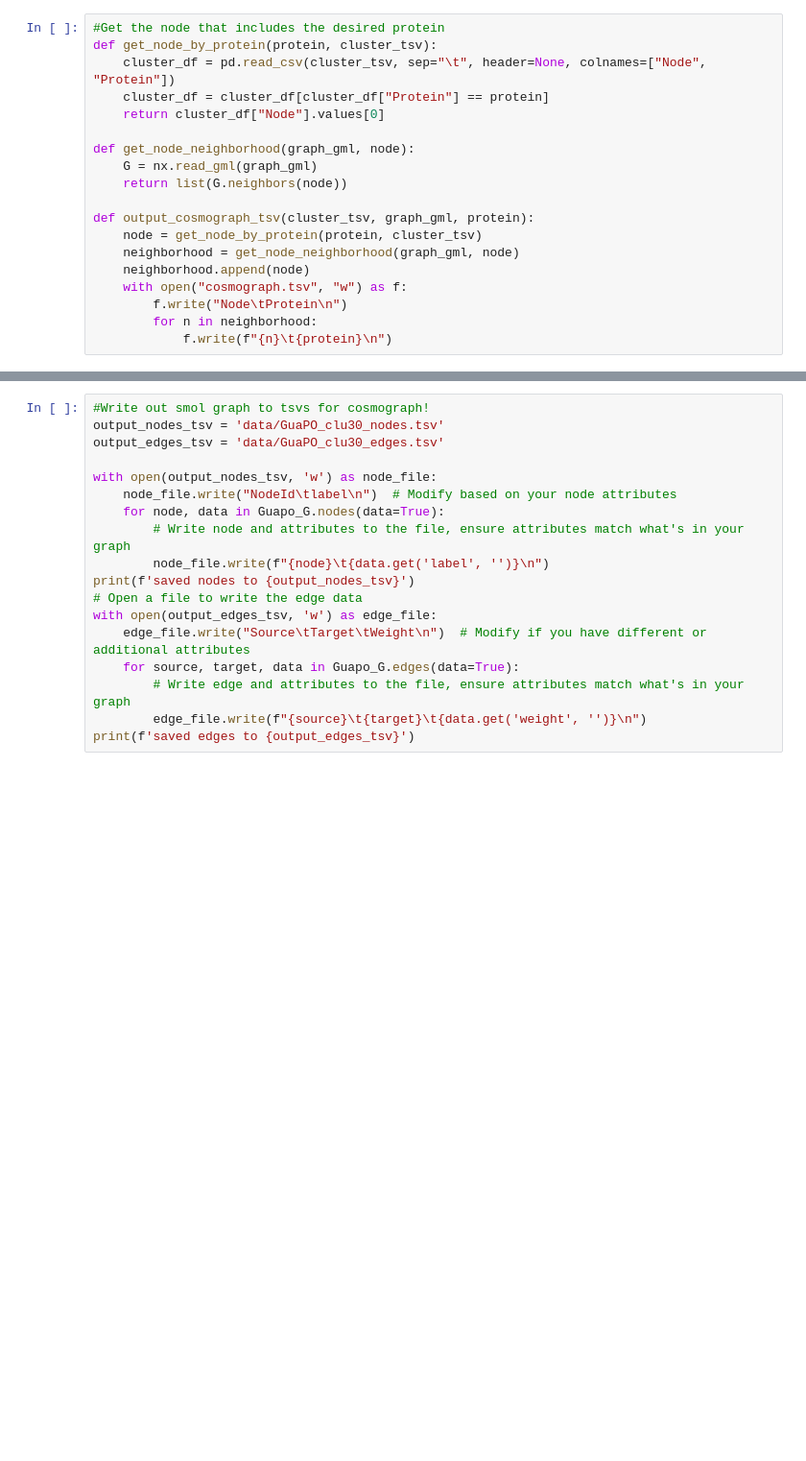
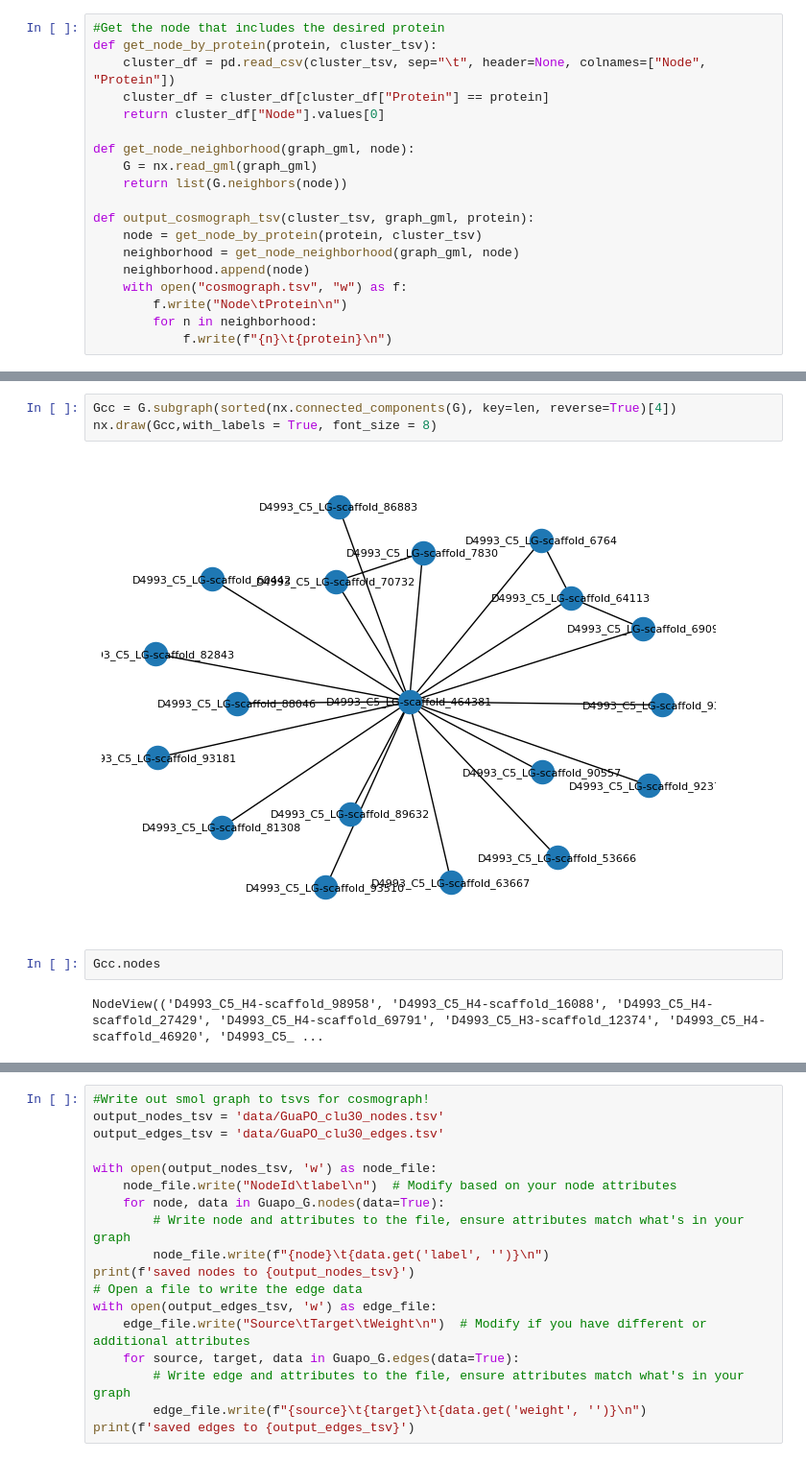
Before and after one commit to darylrbarth/operon-graph, a Jupyter notebook: notebooks/asgard_notebook.ipynb, the cells around one changed output, grey strips where cells are left out. Shown at 96% size. Drawn from its saved outputs; the diff is of its cells as text; blank space fills up the shorter version.

```diff
--- a/notebooks/asgard_notebook.ipynb
+++ b/notebooks/asgard_notebook.ipynb
@@ -31,0 +50,9 @@ G = gml.read_gml('data/GRAPH_ALL_Guaymas2020_hottest_clu30_May62024.gml')
+# %%
+Gcc = G.subgraph(sorted(nx.connected_components(G), key=len, reverse=True)[4])
+nx.draw(Gcc,with_labels = True, font_size = 8)
+# %% [output]
+[figure, added]
+# %%
+Gcc.nodes
+# %% [output]
+NodeView(('D4993_C5_H4-scaffold_98958', 'D4993_C5_H4-scaffold_16088', 'D4993_C5_H4-scaffold_27429', 'D4993_C5_H4-scaffold_69791', 'D4993_C5_H3-scaffold_12374', 'D4993_C5_H4-scaffold_46920', 'D4993_C5_ ...
```
Also changed, not shown: parts of 13 cells of this notebook, 3 other files.
